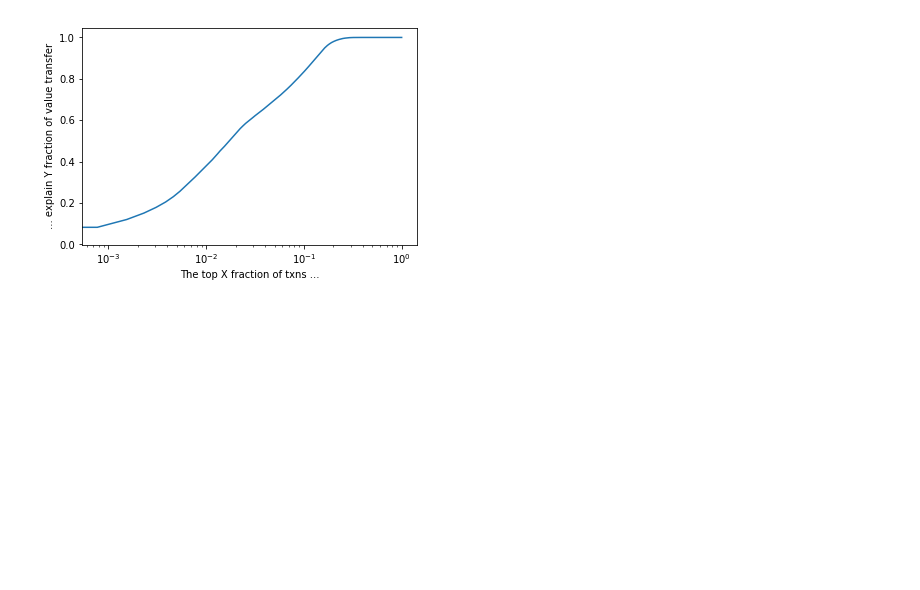
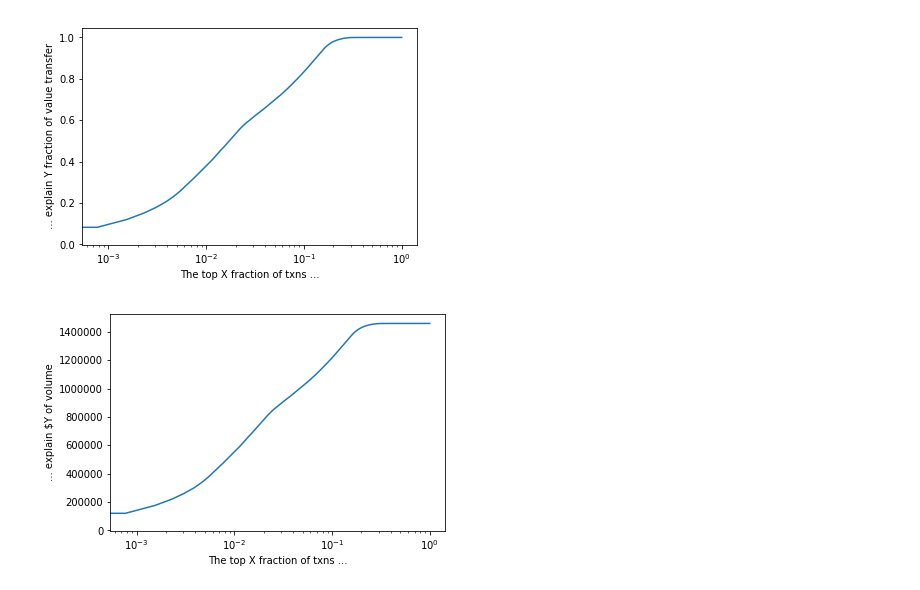
Before and after one commit to insight-decentralized-consensus-lab/Harmony_analysis, a Jupyter notebook: Harmony_analysis.ipynb, the cells around one changed output. Cells and saved outputs as stored; diff of their text form; code cells hidden in the pictures; blank space fills up the shorter version.

```diff
--- a/Harmony_analysis.ipynb
+++ b/Harmony_analysis.ipynb
@@ -82,3 +86,11 @@ plt.xscale('log')
 #plt.yscale('log')
 # %% [output]
 [figure]
+# %%
+plt.plot(node_depth, df['cum_USD'])
+plt.xlabel('The top X fraction of txns ...')
+plt.ylabel('... explain $Y of volume')
+plt.xscale('log')
+#plt.yscale('log')
+# %% [output]
+[figure, added]
```
Also changed, not shown: parts of 2 cells of this notebook.
